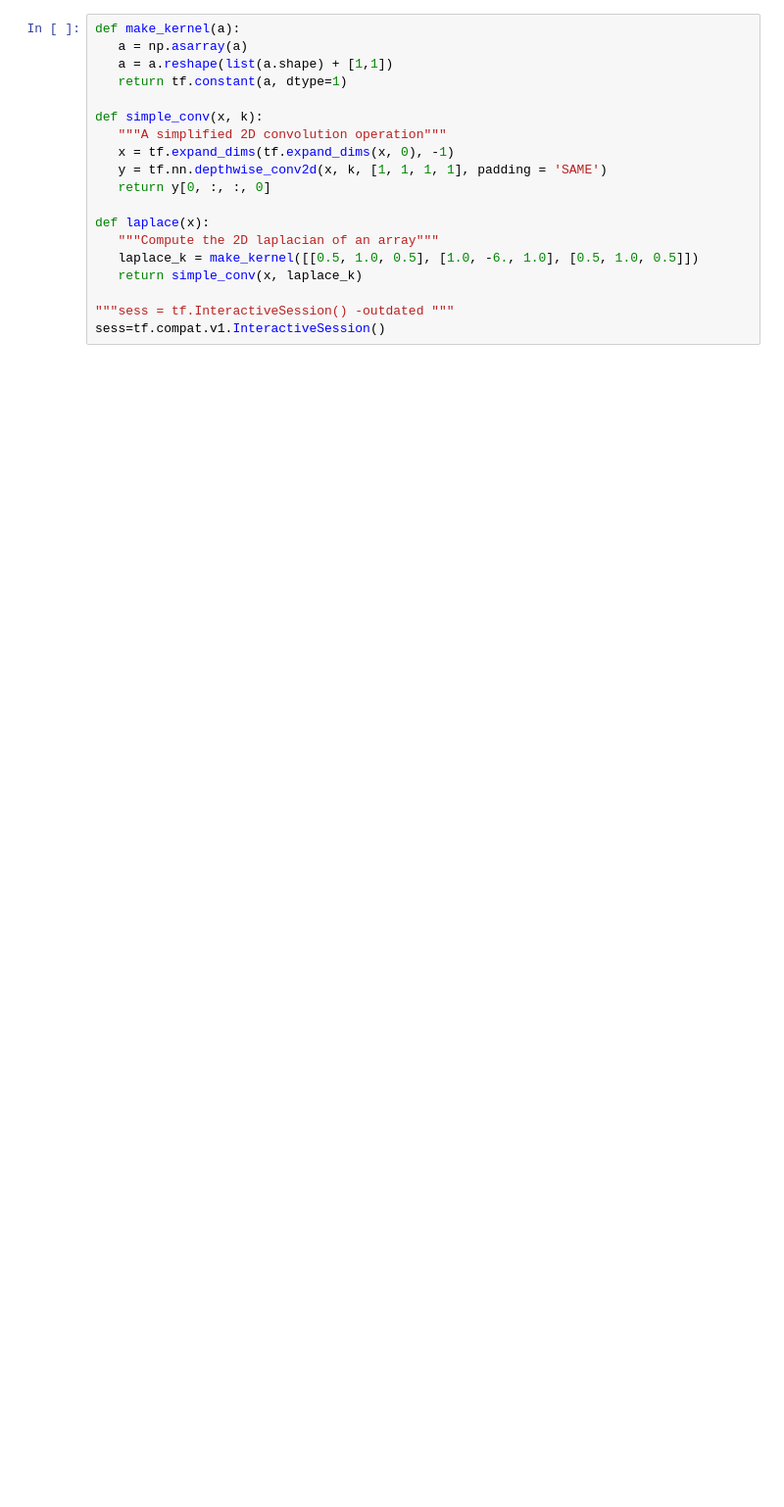
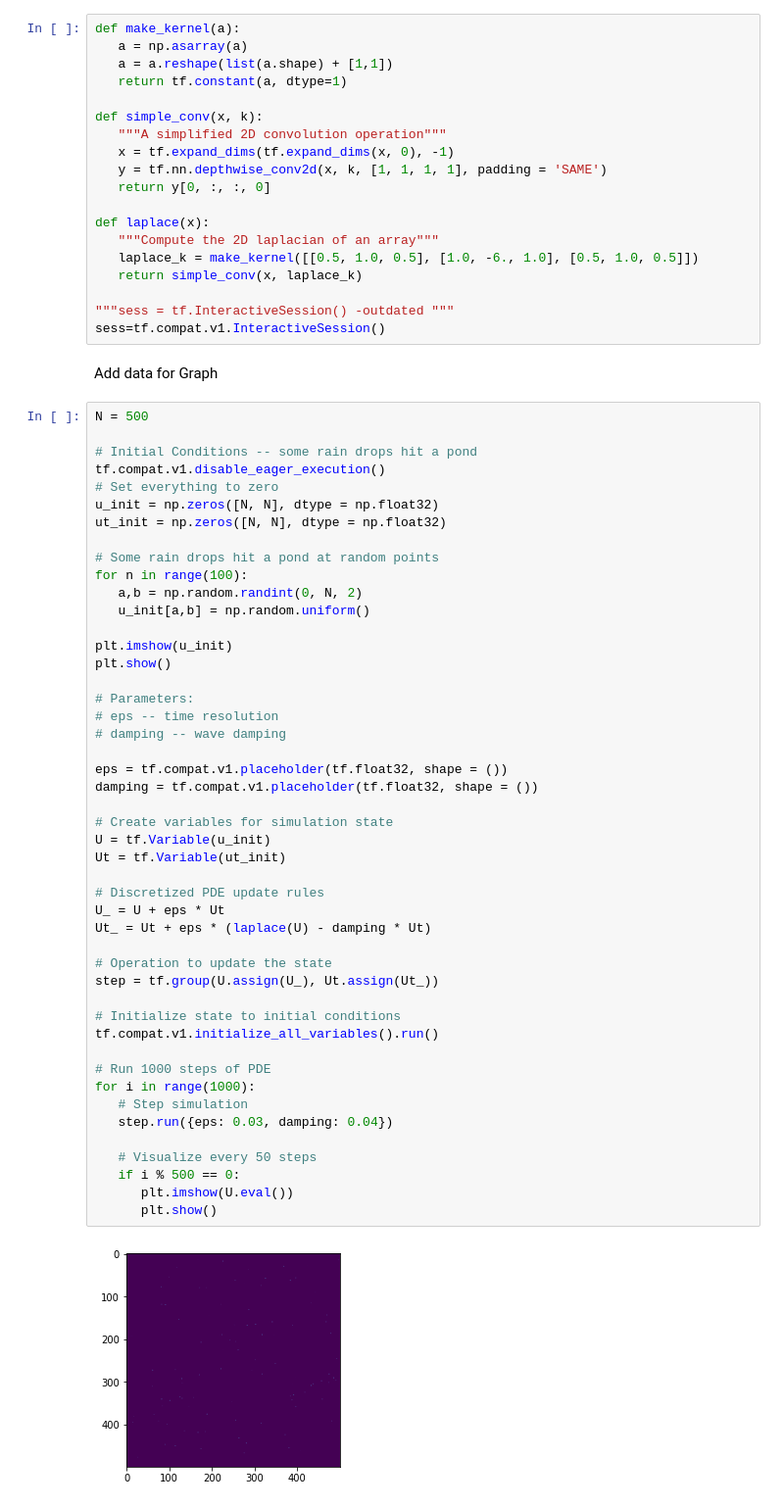
Before and after one commit to progvocab/python, a Jupyter notebook: tensorflow/intro.ipynb, the cells around one changed output. Shown at 98% size. Cells and saved outputs as stored; diff of their text form; blank space fills up the shorter version.

```diff
--- a/tensorflow/intro.ipynb
+++ b/tensorflow/intro.ipynb
@@ -29,3 +29,54 @@ def laplace(x):
 
 """sess = tf.InteractiveSession() -outdated """
 sess=tf.compat.v1.InteractiveSession()
+# %% [markdown]
+Add data for Graph
+# %%
+N = 500
+
+# Initial Conditions -- some rain drops hit a pond
+tf.compat.v1.disable_eager_execution()
+# Set everything to zero
+u_init = np.zeros([N, N], dtype = np.float32)
+ut_init = np.zeros([N, N], dtype = np.float32)
+
+# Some rain drops hit a pond at random points
+for n in range(100):
+   a,b = np.random.randint(0, N, 2)
+   u_init[a,b] = np.random.uniform()
+
+plt.imshow(u_init)
+plt.show()
+
+# Parameters:
+# eps -- time resolution
+# damping -- wave damping
+
+eps = tf.compat.v1.placeholder(tf.float32, shape = ())
+damping = tf.compat.v1.placeholder(tf.float32, shape = ())
+
+# Create variables for simulation state
+U = tf.Variable(u_init)
+Ut = tf.Variable(ut_init)
+
+# Discretized PDE update rules
+U_ = U + eps * Ut
+Ut_ = Ut + eps * (laplace(U) - damping * Ut)
+
+# Operation to update the state
+step = tf.group(U.assign(U_), Ut.assign(Ut_))
+
+# Initialize state to initial conditions
+tf.compat.v1.initialize_all_variables().run()
+
+# Run 1000 steps of PDE
+for i in range(1000):
+   # Step simulation
+   step.run({eps: 0.03, damping: 0.04})
+
+   # Visualize every 50 steps
+   if i % 500 == 0:
+      plt.imshow(U.eval())
+      plt.show()
+# %% [output]
+[figure, added]
```
Also changed, not shown: parts of 3 cells of this notebook.
